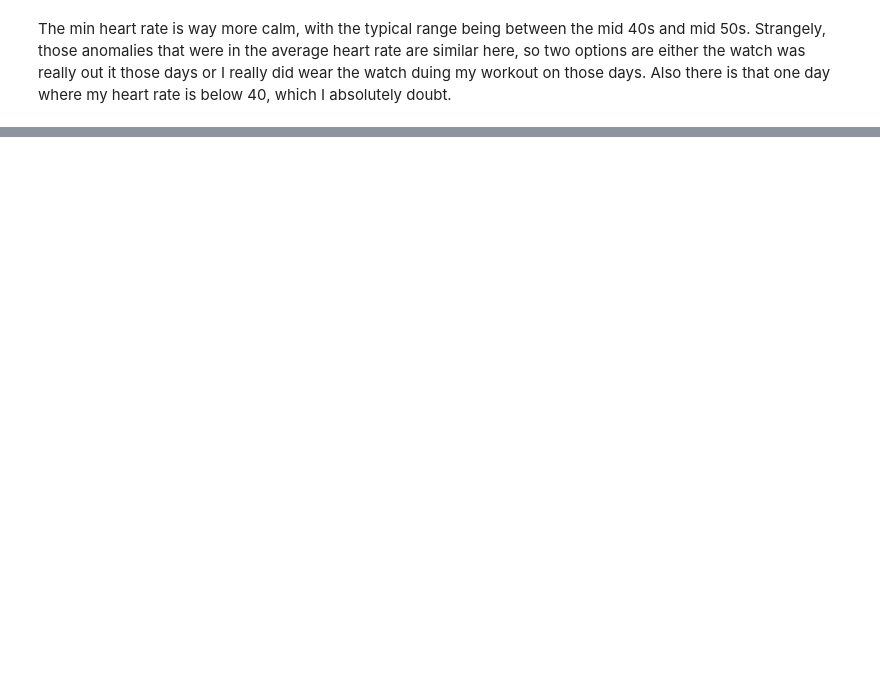
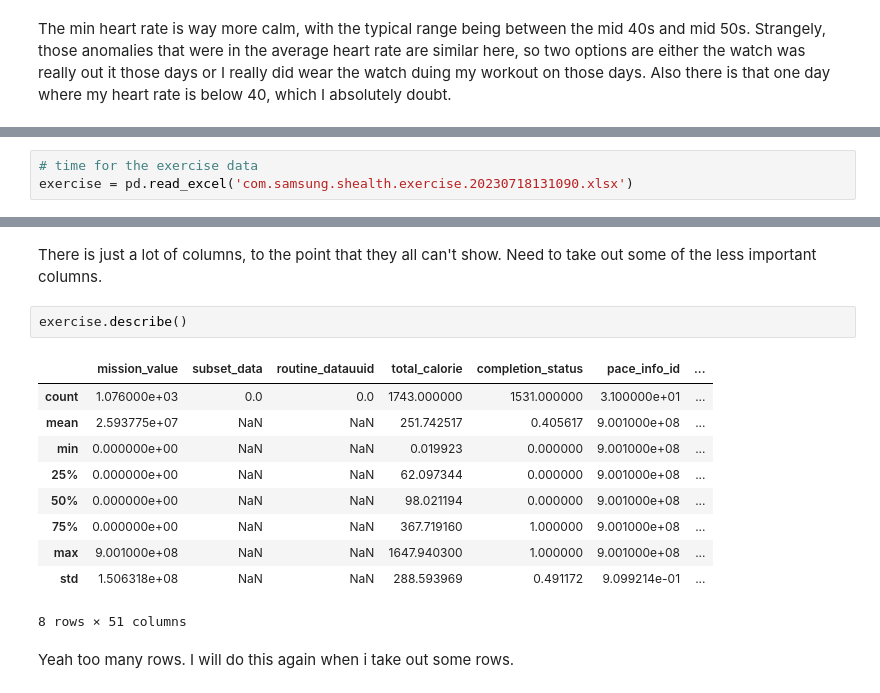
Before and after one commit to BlexxeCode/samsung-health, a Jupyter notebook: SamHealth.ipynb, the cells around one changed output, grey strips where cells are left out. Cells and saved outputs as stored; diff of their text form; blank space fills up the shorter version.

```diff
--- a/SamHealth.ipynb
+++ b/SamHealth.ipynb
@@ -438,0 +523,3 @@ The min heart rate is way more calm, with the typical range being between the mi
+# %%
+# time for the exercise data
+exercise = pd.read_excel('com.samsung.shealth.exercise.20230718131090.xlsx')
@@ -438,0 +556,17 @@ The min heart rate is way more calm, with the typical range being between the mi
+# %% [markdown]
+There is just a lot of columns, to the point that they all can't show. Need to take out some of the less important columns.
+# %%
+exercise.describe()
+# %% [output]
+|  | mission_value | subset_data | routine_datauuid | total_calorie | completion_status | pace_info_id | ... |
+| count | 1.076000e+03 | 0.0 | 0.0 | 1743.000000 | 1531.000000 | 3.100000e+01 | ... |
+| mean | 2.593775e+07 | NaN | NaN | 251.742517 | 0.405617 | 9.001000e+08 | ... |
+| min | 0.000000e+00 | NaN | NaN | 0.019923 | 0.000000 | 9.001000e+08 | ... |
+| 25% | 0.000000e+00 | NaN | NaN | 62.097344 | 0.000000 | 9.001000e+08 | ... |
+| 50% | 0.000000e+00 | NaN | NaN | 98.021194 | 0.000000 | 9.001000e+08 | ... |
+| 75% | 0.000000e+00 | NaN | NaN | 367.719160 | 1.000000 | 9.001000e+08 | ... |
+| max | 9.001000e+08 | NaN | NaN | 1647.940300 | 1.000000 | 9.001000e+08 | ... |
+| std | 1.506318e+08 | NaN | NaN | 288.593969 | 0.491172 | 9.099214e-01 | ... |
+8 rows × 51 columns
+# %% [markdown]
+Yeah too many rows. I will do this again when i take out some rows.
```
Also changed, not shown: parts of 48 cells of this notebook.
